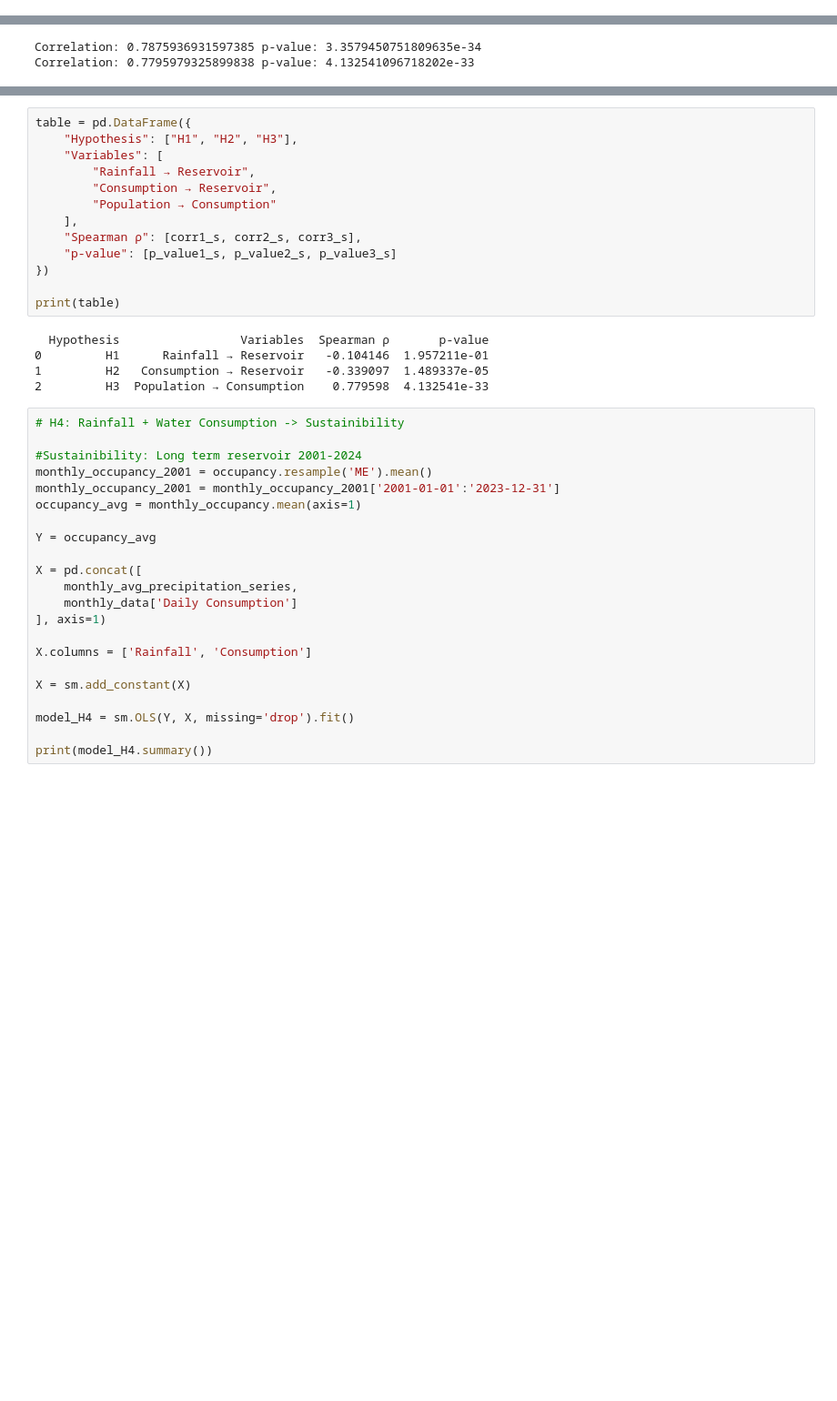
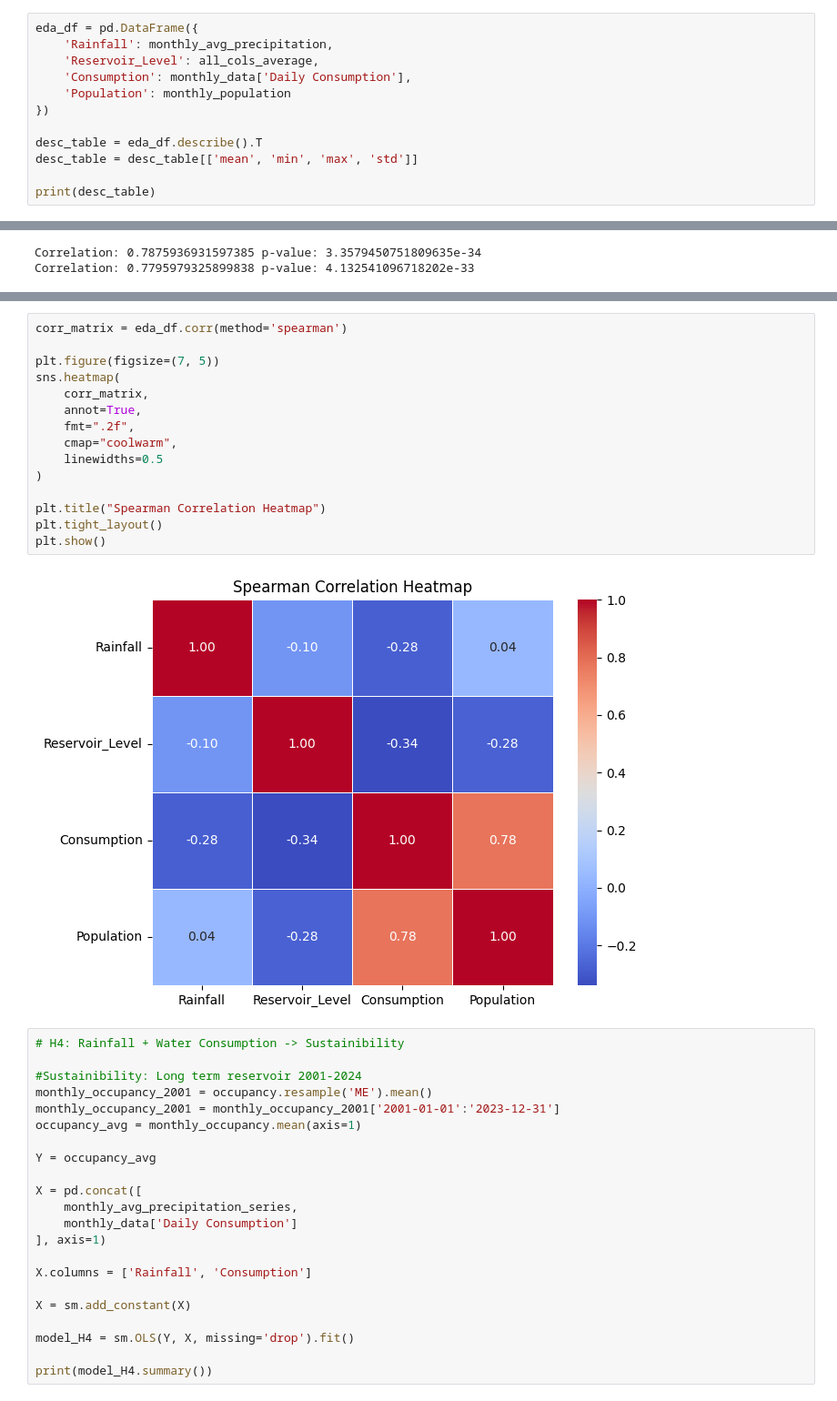
Before and after one commit to CeydaB4lci/DSA210-Project, a Jupyter notebook: DSA210_project.ipynb, the cells around one changed output, grey strips where cells are left out. Shown at 91% size. Cells and saved outputs as stored; diff of their text form; blank space fills up the shorter version.

```diff
--- a/DSA210_project.ipynb
+++ b/DSA210_project.ipynb
@@ -370,3 +370,15 @@ year
 2023-11-30    15655924
 2023-12-31    15655924
 Freq: ME, Name: population, dtype: int64
+# %%
+eda_df = pd.DataFrame({
+    'Rainfall': monthly_avg_precipitation,
+    'Reservoir_Level': all_cols_average,
+    'Consumption': monthly_data['Daily Consumption'],
+    'Population': monthly_population
+})
+
+desc_table = eda_df.describe().T
+desc_table = desc_table[['mean', 'min', 'max', 'std']]
+
+print(desc_table)
@@ -484,24 +504,23 @@ Notes:
 [1] Standard Errors assume that the covariance matrix of the errors is correctly specified.
 [2] The condition number is large, 3.08e+08. This might indicate that there are
 strong multicollinearity or other numerical problems.
-# %%
-table = pd.DataFrame({
-    "Hypothesis": ["H1", "H2", "H3"],
-    "Variables": [
-        "Rainfall → Reservoir",
-        "Consumption → Reservoir",
-        "Population → Consumption"
-    ],
-    "Spearman ρ": [corr1_s, corr2_s, corr3_s],
-    "p-value": [p_value1_s, p_value2_s, p_value3_s]
-})
-
-print(table)
-# %% [output]
-  Hypothesis                 Variables  Spearman ρ       p-value
-0         H1      Rainfall → Reservoir   -0.104146  1.957211e-01
-1         H2   Consumption → Reservoir   -0.339097  1.489337e-05
-2         H3  Population → Consumption    0.779598  4.132541e-33
+# %%
+corr_matrix = eda_df.corr(method='spearman')
+
+plt.figure(figsize=(7, 5))
+sns.heatmap(
+    corr_matrix,
+    annot=True,
+    fmt=".2f",
+    cmap="coolwarm",
+    linewidths=0.5
+)
+
+plt.title("Spearman Correlation Heatmap")
+plt.tight_layout()
+plt.show()
+# %% [output]
+[figure, added]
 # %%
 # H4: Rainfall + Water Consumption -> Sustainibility
 
```
Also changed, not shown: parts of 4 cells of this notebook.
